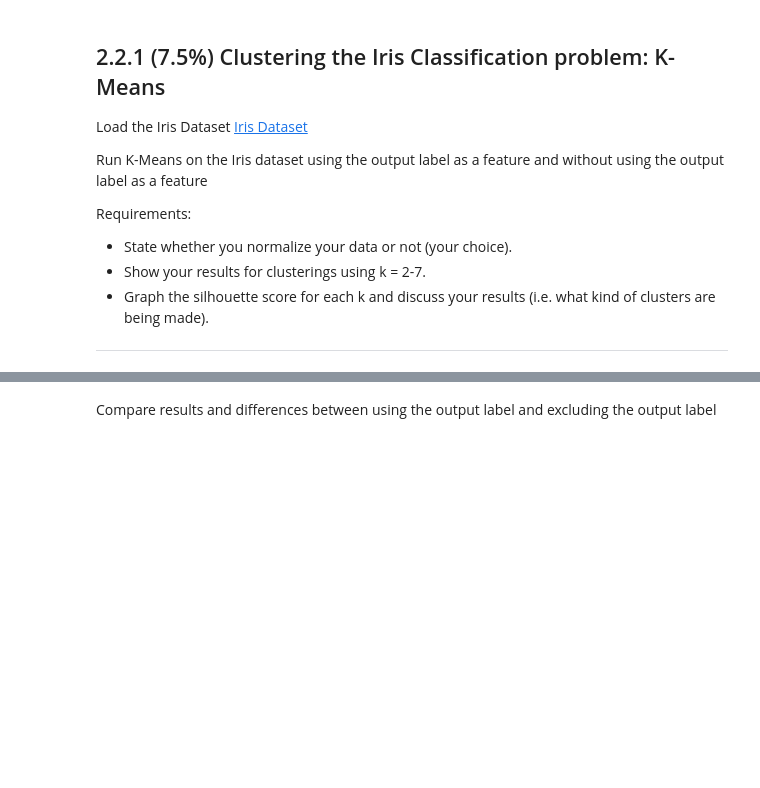
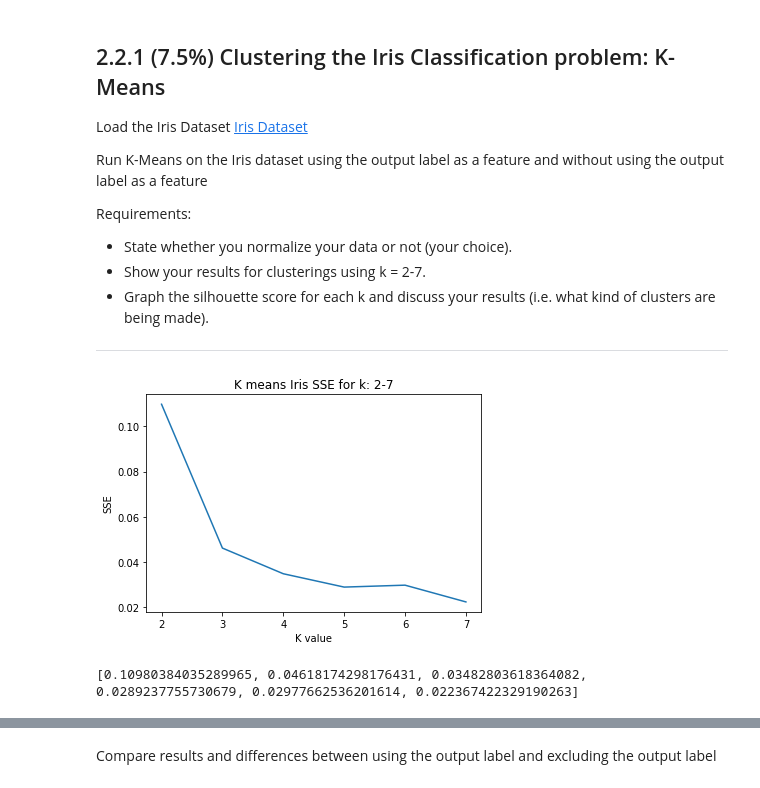
Before and after one commit to alexheiner/CS472-Labs, a Jupyter notebook: Lab5/lab_5_Clustering.ipynb, the cells around one changed output, grey strips where cells are left out. Saved outputs shown, nothing was run; the diff lists cells and outputs as text; code cells hidden in the pictures; blank space fills up the shorter version.

```diff
--- a/Lab5/lab_5_Clustering.ipynb
+++ b/Lab5/lab_5_Clustering.ipynb
@@ -448,9 +452,14 @@ Solutions in files:
 [Debug K Means (Silhouette).txt](https://raw.githubusercontent.com/cs472ta/CS472/master/debug_solutions/Debug%20K%20Means%20%28Silhouette%29.txt)
 # %%
 # Load debug data
-clf = KMEANSClustering(k=5)
+!curl -s https://raw.githubusercontent.com/cs472ta/CS472/master/datasets/abalone.arff --output debug.arff
+# Train on training set
+debug_data = arff.loadarff('debug.arff')
+debug_np = np.array(debug_data[0])
+debug_norm = np.array(normalize_data(pd.DataFrame(debug_np)))
 
 # Train on debug data
+clf = KMEANSClustering(k=5)
 res = clf.fit(debug_norm)
 res.score()
 
@@ -560,6 +570,11 @@ SSE score: 0.1028
 0.0001
 # %%
 # Iris Classification using complete-link
+!curl -s https://raw.githubusercontent.com/cs472ta/CS472/master/datasets/iris.arff --output iris.arff
+iris_data = arff.loadarff('iris.arff')
+iris_df = pd.DataFrame(iris_data[0])
+iris_df = iris_df.iloc[: , :-1]
+iris_norm = preprocessing.normalize(iris_df, axis=0)
 clf = HACClustering(k=5, link_type='complete')
 res = clf.fit(iris_norm)
 res.score()
@@ -604,0 +616,31 @@ Requirements:
+# %%
+# plot graphs
+def plot_sse(k_vals, sse, heading):
+  plt.plot(k_vals, sse)
+  plt.title(heading + " Iris SSE for k: 2-7")
+  plt.xlabel("K value")
+  plt.ylabel("SSE")
+  plt.show()
+  print(sse)
+# %%
+# Iris Classification without output label
+!curl -s https://raw.githubusercontent.com/cs472ta/CS472/master/datasets/iris.arff --output iris.arff
+iris_data = arff.loadarff('iris.arff')
+iris_df = pd.DataFrame(iris_data[0])
+iris_df = iris_df.iloc[: , :-1]
+iris_norm = preprocessing.normalize(iris_df, axis=0)
+
+sse = []
+k_vals = [2,3,4,5,6,7]
+for k_val in k_vals:
+  clf = KMEANSClustering(k=k_val, debug=False)
+
+  # Train on evaluation data
+  res = clf.fit(iris_norm)
+  res.score()
+  sse.append(res.get_total_sse())
+
+plot_sse(k_vals, sse, "K means")
+# %% [output]
+[figure, added]
+[0.10980384035289965, 0.04618174298176431, 0.03482803618364082, 0.0289237755730679, 0.02977662536201614, 0.022367422329190263]
```
Also changed, not shown: parts of 19 cells of this notebook, 1 other file.
